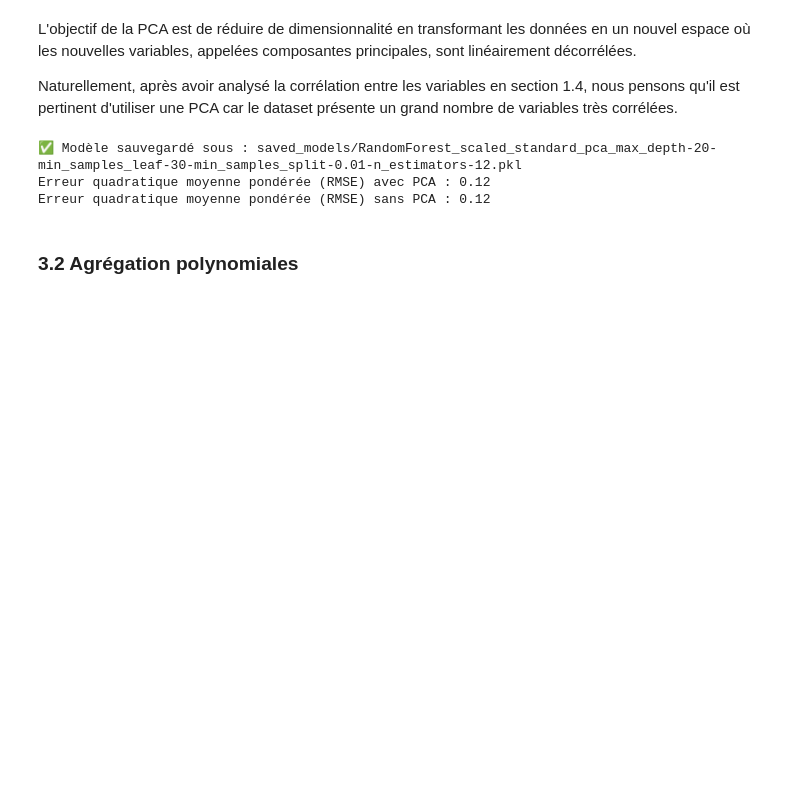
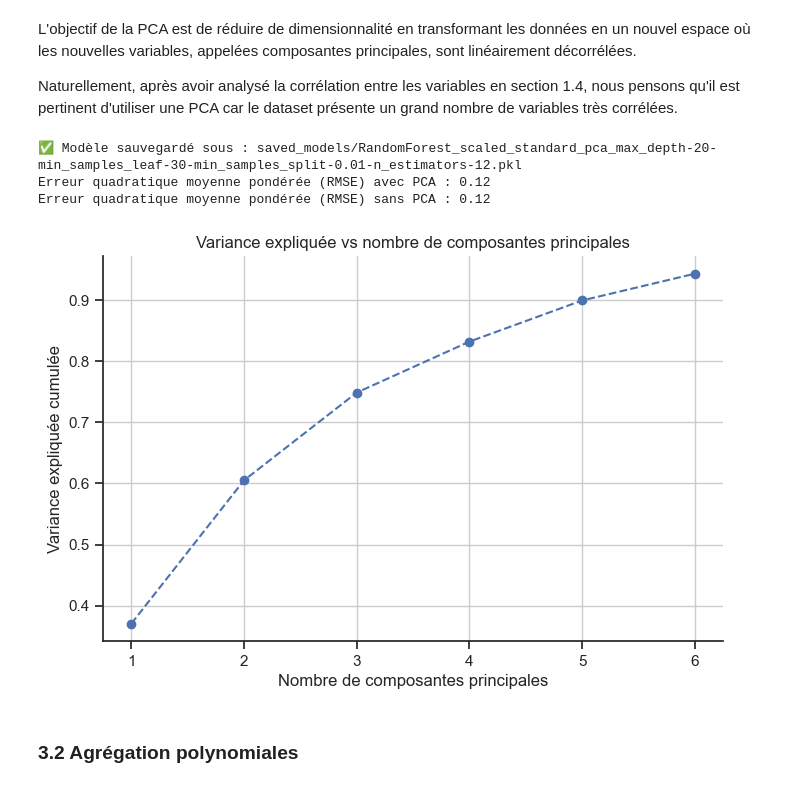
Before and after one commit to baptistedfr/Identification-Gaz-Toxiques-BERTIN, a Jupyter notebook: notebook_CHARBONNIER_DUFOUR.ipynb, the cells around one changed output. Cells and saved outputs as stored; diff of their text form; code cells hidden in the pictures; blank space fills up the shorter version.

```diff
--- a/notebook_CHARBONNIER_DUFOUR.ipynb
+++ b/notebook_CHARBONNIER_DUFOUR.ipynb
@@ -656,6 +656,18 @@ print(f"Erreur quadratique moyenne pondérée (RMSE) sans PCA : {rmse_no_pca}")
 ✅ Modèle sauvegardé sous : saved_models/RandomForest_scaled_standard_pca_max_depth-20-min_samples_leaf-30-min_samples_split-0.01-n_estimators-12.pkl
 Erreur quadratique moyenne pondérée (RMSE) avec PCA : 0.12
 Erreur quadratique moyenne pondérée (RMSE) sans PCA : 0.12
+# %%
+explained_variance_ratio = np.cumsum(pca.explained_variance_ratio_)
+
+plt.figure(figsize=(8, 5))
+plt.plot(range(1, len(explained_variance_ratio) + 1), explained_variance_ratio, marker='o', linestyle='--', color='b')
+plt.xlabel("Nombre de composantes principales")
+plt.ylabel("Variance expliquée cumulée")
+plt.title("Variance expliquée vs nombre de composantes principales")
+plt.grid(True)
+plt.show()
+# %% [output]
+[figure, added]
 # %% [markdown]
 ### 3.2 Agrégation polynomiales
 # %% [markdown]
```
Also changed, not shown: 1 other file.
